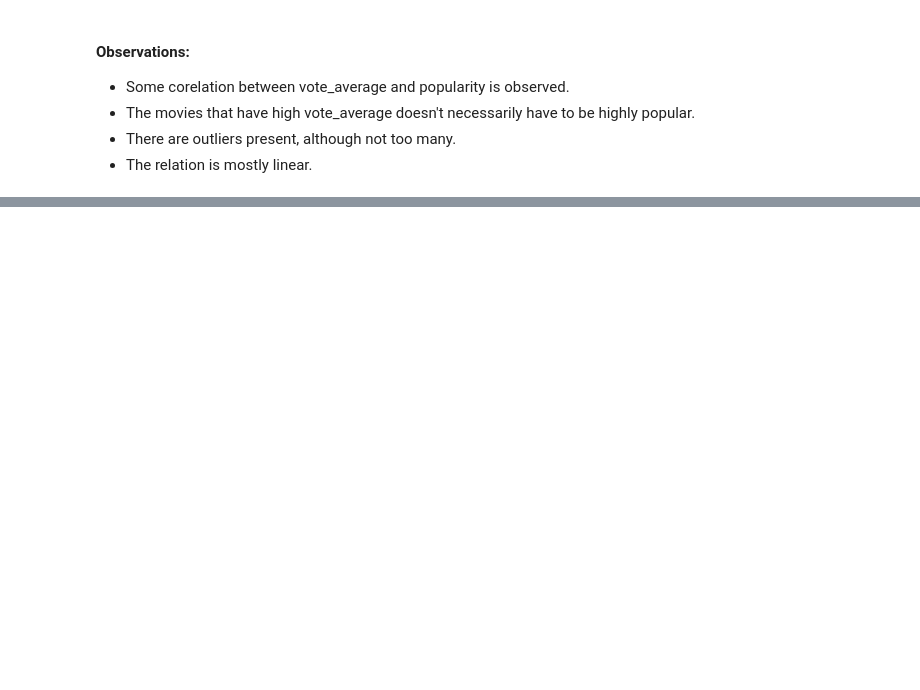
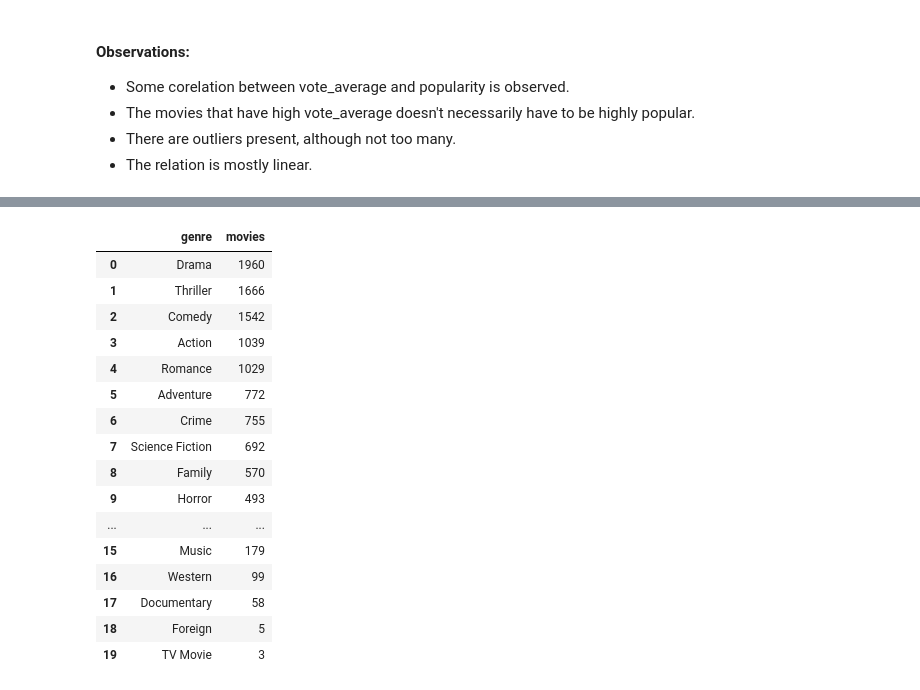
Before and after one commit to mmahdin/Data-Mining-Projects, a Jupyter notebook: main.ipynb, the cells around one changed output, grey strips where cells are left out. Drawn from its saved outputs; the diff is of its cells as text; code cells hidden in the pictures; blank space fills up the shorter version.

```diff
--- a/main.ipynb
+++ b/main.ipynb
@@ -563,0 +1214,29 @@ sns.jointplot(x='vote_average', y='popularity', data=df)
+# %%
+# Creating a new dataframe to store the genres and their count in a sorted order
+pop_gen = pd.DataFrame(Movies, genres).reset_index()
+pop_gen.columns = ['genre', 'movies']
+pop_gen = pop_gen[~pop_gen['genre'].str.contains('id')]
+pop_gen['genre'] = pop_gen['genre'].str.replace('name', '').str.replace('"','').str.replace(':','').str.replace('}', '').str.replace(']', '').str.replace('[', '')
+pop_gen = pop_gen.groupby('genre').sum().reset_index()
+pop_gen['genre'] = pop_gen['genre'].str.strip()
+pop_gen = pop_gen[pop_gen['genre'] != '']
+pop_gen.sort_values(by='movies', inplace=True, ascending=False, ignore_index=True)
+pop_gen
+# %% [output]
+|  | genre | movies |
+| 0 | Drama | 1960 |
+| 1 | Thriller | 1666 |
+| 2 | Comedy | 1542 |
+| 3 | Action | 1039 |
+| 4 | Romance | 1029 |
+| 5 | Adventure | 772 |
+| 6 | Crime | 755 |
+| 7 | Science Fiction | 692 |
+| 8 | Family | 570 |
+| 9 | Horror | 493 |
+| ... | ... | ... |
+| 15 | Music | 179 |
+| 16 | Western | 99 |
+| 17 | Documentary | 58 |
+| 18 | Foreign | 5 |
+| 19 | TV Movie | 3 |
```
Also changed, not shown: parts of 83 cells of this notebook.
